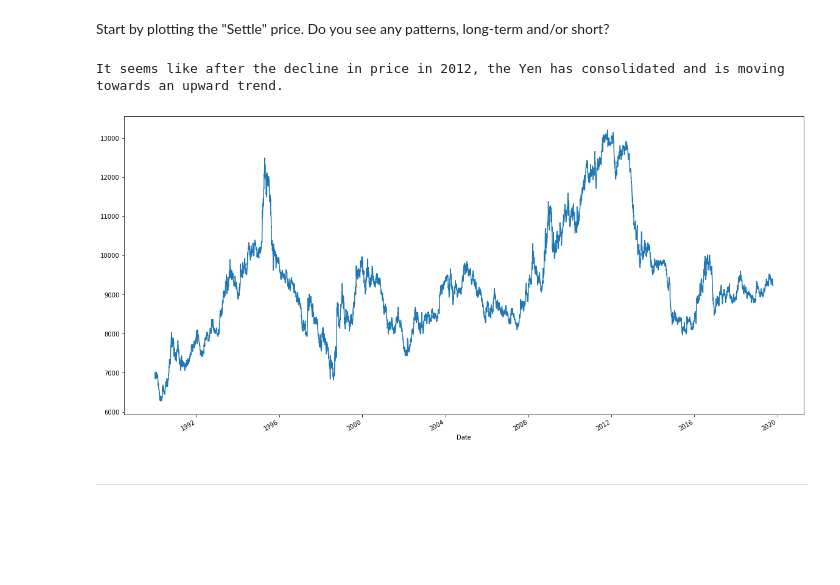
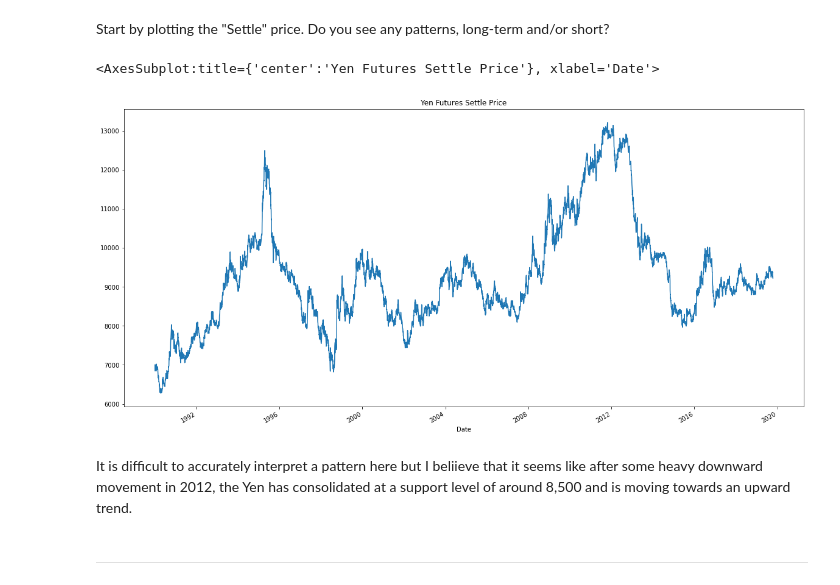
Before and after one commit to laufrankb/Time-Series-Analysis, a Jupyter notebook: Starter_Code/time_series_analysis.ipynb, the cells around one changed output. Saved outputs shown, nothing was run; the diff lists cells and outputs as text; code cells hidden in the pictures; blank space fills up the shorter version.

```diff
--- a/Starter_Code/time_series_analysis.ipynb
+++ b/Starter_Code/time_series_analysis.ipynb
@@ -40,11 +40,12 @@ yen_futures.head()
  Start by plotting the "Settle" price. Do you see any patterns, long-term and/or short?
 # %%
 # Plot just the "Settle" column from the dataframe:
-yen_futures['Settle'].plot.line(figsize=(20,10))
-print(f'It seems like after some heavy downward movement in 2012, the Yen has consolidated at a support level of around 8,500 and is moving towards an upward trend.')
+yen_futures['Settle'].plot.line(figsize=(20,10), title = "Yen Futures Settle Price")
 # %% [output]
-It seems like after the decline in price in 2012, the Yen has consolidated and is moving towards an upward trend.
+<AxesSubplot:title={'center':'Yen Futures Settle Price'}, xlabel='Date'>
-[figure, old version]
+[figure, new version]
+# %% [markdown]
+It is difficult to accurately interpret a pattern here but I beliieve that it seems like after some heavy downward movement in 2012, the Yen has consolidated at a support level of around 8,500 and is moving towards an upward trend.
 # %% [markdown]
 ---
 # %% [markdown]
```
Also changed, not shown: parts of 22 cells of this notebook.
